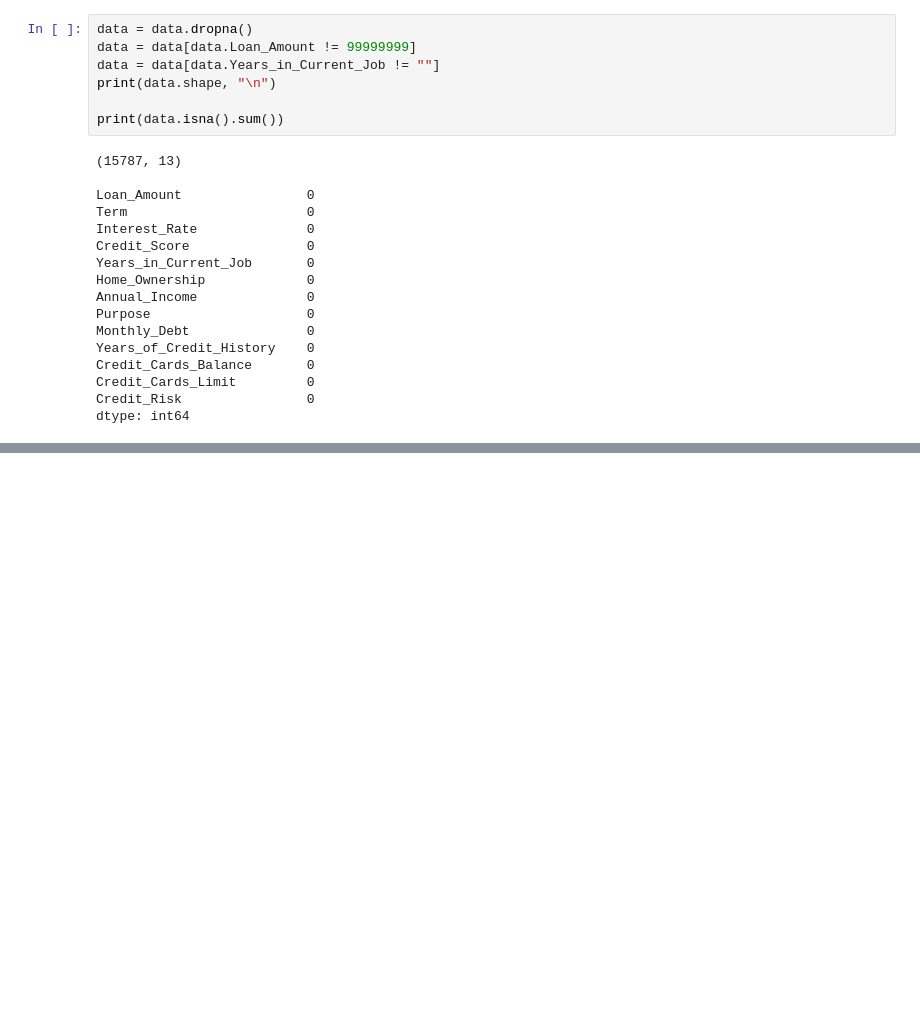
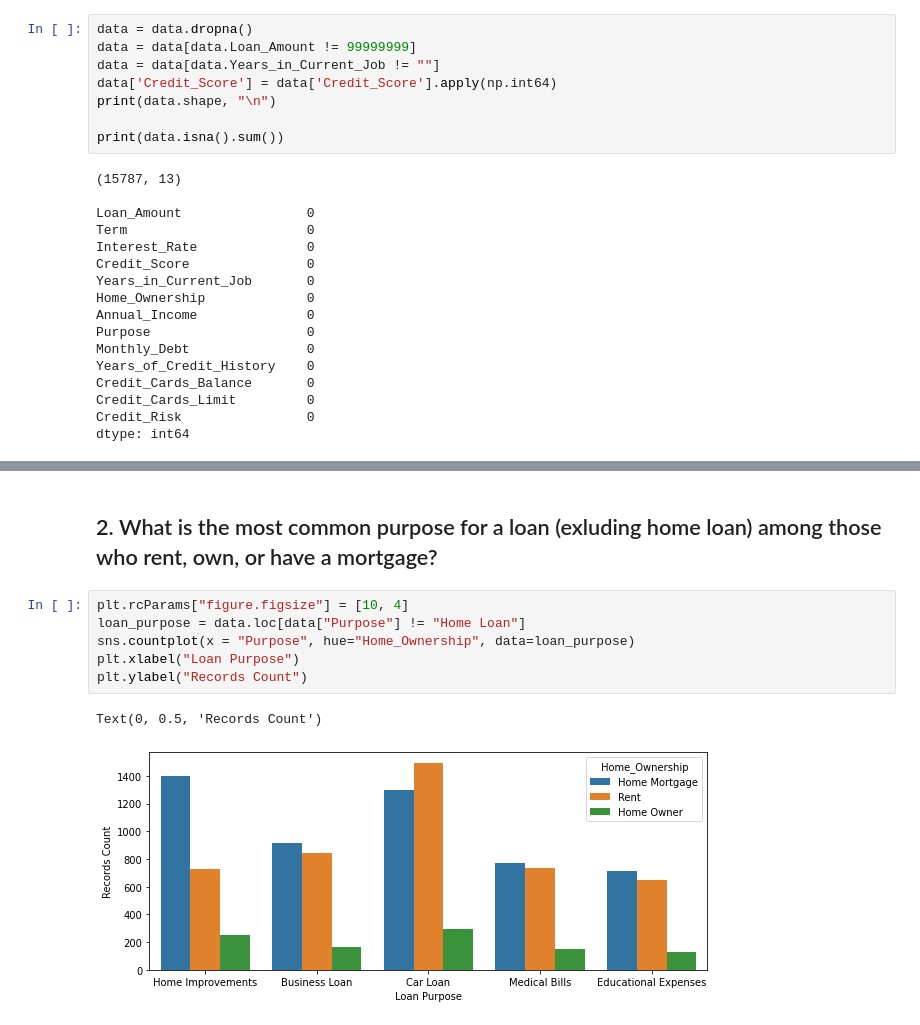
Before and after one commit to karelyrodri/Machine-Learning-CS5262-50, a Jupyter notebook: CS5262_50.ipynb, the cells around one changed output, grey strips where cells are left out. Drawn from its saved outputs; the diff is of its cells as text; blank space fills up the shorter version.

```diff
--- a/CS5262_50.ipynb
+++ b/CS5262_50.ipynb
@@ -111,6 +111,7 @@ dtype: int64
 data = data.dropna()
 data = data[data.Loan_Amount != 99999999]
 data = data[data.Years_in_Current_Job != ""]
+data['Credit_Score'] = data['Credit_Score'].apply(np.int64)
 print(data.shape, "\n")
 
 print(data.isna().sum())
@@ -133,0 +159,11 @@ dtype: int64
+# %% [markdown]
+## 2. What is the most common purpose for a loan (exluding home loan) among those who rent, own, or have a mortgage?
+# %%
+plt.rcParams["figure.figsize"] = [10, 4]
+loan_purpose = data.loc[data["Purpose"] != "Home Loan"]
+sns.countplot(x = "Purpose", hue="Home_Ownership", data=loan_purpose)
+plt.xlabel("Loan Purpose")
+plt.ylabel("Records Count")
+# %% [output]
+Text(0, 0.5, 'Records Count')
+[figure, added]
```
Also changed, not shown: parts of 19 cells of this notebook.
